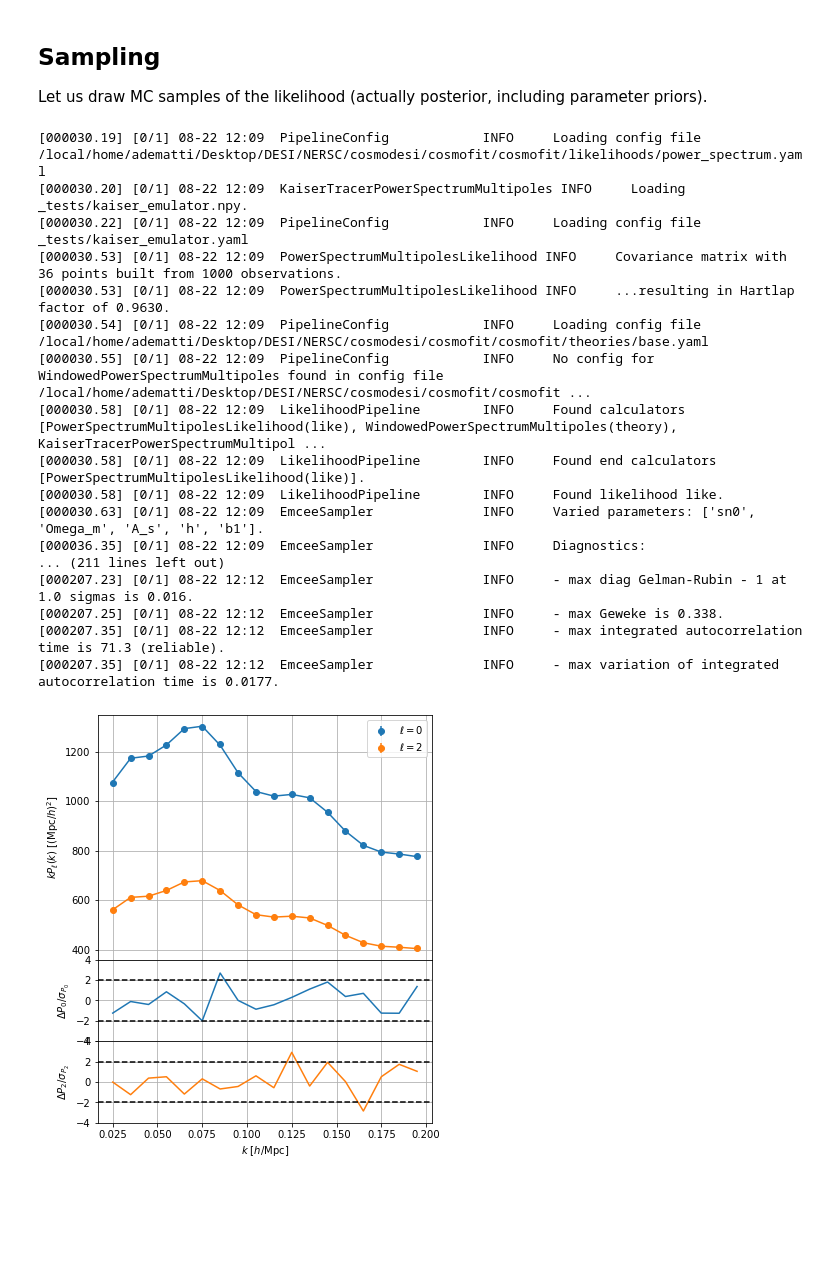
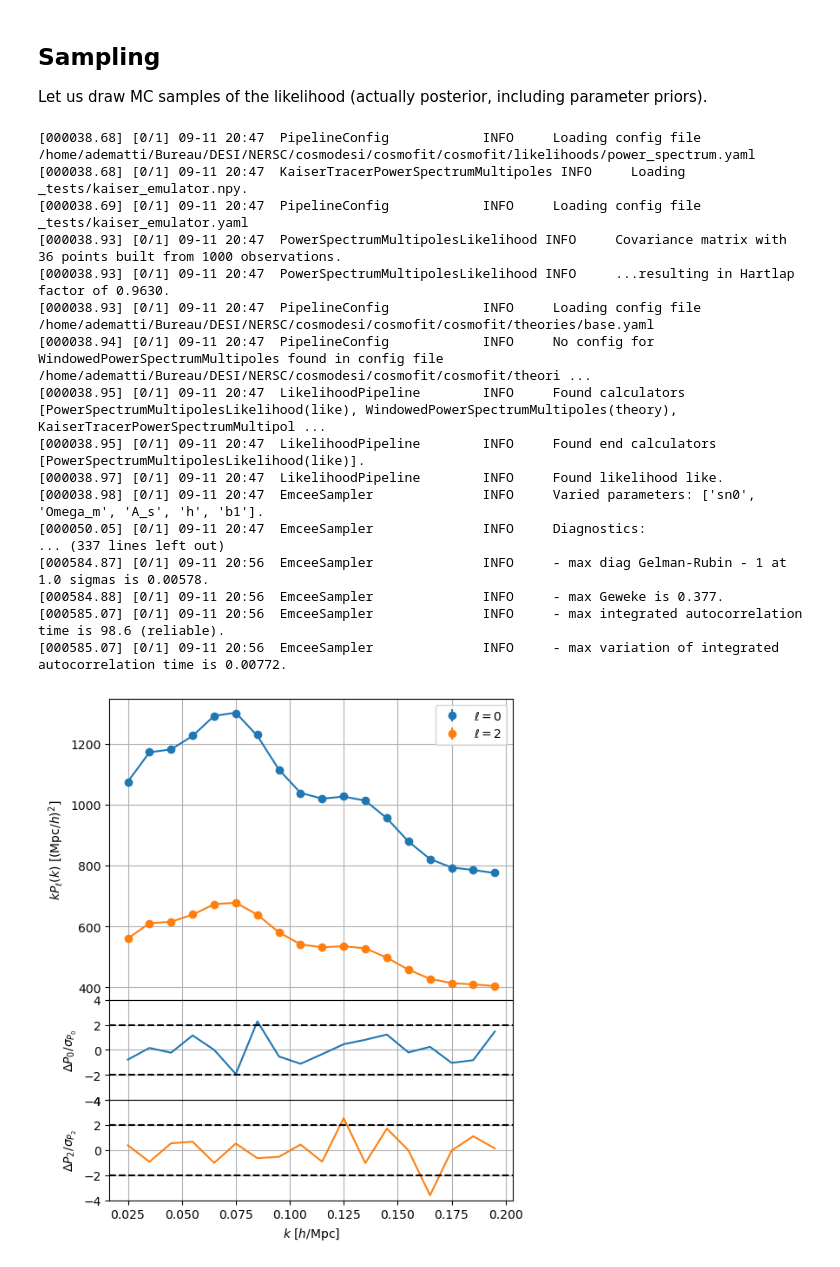
Before and after one commit to adematti/cosmofit, a Jupyter notebook: nb/fs_full_examples.ipynb, the cells around one changed output. Saved outputs shown, nothing was run; the diff lists cells and outputs as text; code cells hidden in the pictures; blank space fills up the shorter version.

```diff
--- a/nb/fs_full_examples.ipynb
+++ b/nb/fs_full_examples.ipynb
@@ -53,7 +53,7 @@ config['like'] = {'class': 'cosmofit.likelihoods.PowerSpectrumMultipolesLikeliho
 #  but there is also LPTTracerPowerSpectrumMultipoles based on Velocileptors
 config['tracer'] = {'class': 'cosmofit.theories.full_shape.KaiserTracerPowerSpectrumMultipoles',
                     'params': {'b1': {'ref': {'dist': 'uniform', 'limits': [1.95, 2.05]}}},
-                               'sn0': {'ref': {'dist': 'uniform', 'limits': [-50., 50.]}}}
+                               'sn0': {'ref': {'dist': 'uniform', 'limits': [-10., 10.]}}}
                    #'init': {'mu': 50}}  # only 50 mu (instead of 200) to speed up calculation in this notebook
 config['cosmo'] = {'class': 'cosmofit.theories.primordial_cosmology.Cosmoprimo'}
 config['param'] = {'class': 'cosmofit.theories.power_template.FullPowerSpectrumParameterization',
@@ -135,28 +143,29 @@ while not converged:
     sampler.run(niterations=500)
     converged = sampler.check(eigen_gr_stop=0.03)
 # %% [output]
-[000030.19] [0/1] 08-22 12:09  PipelineConfig            INFO     Loading config file /local/home/adematti/Desktop/DESI/NERSC/cosmodesi/cosmofit/cosmofit/likelihoods/power_spectrum.yaml
-[000030.20] [0/1] 08-22 12:09  KaiserTracerPowerSpectrumMultipoles INFO     Loading _tests/kaiser_emulator.npy.
-[000030.22] [0/1] 08-22 12:09  PipelineConfig            INFO     Loading config file _tests/kaiser_emulator.yaml
-[000030.53] [0/1] 08-22 12:09  PowerSpectrumMultipolesLikelihood INFO     Covariance matrix with 36 points built from 1000 observations.
-[000030.53] [0/1] 08-22 12:09  PowerSpectrumMultipolesLikelihood INFO     ...resulting in Hartlap factor of 0.9630.
-[000030.54] [0/1] 08-22 12:09  PipelineConfig            INFO     Loading config file /local/home/adematti/Desktop/DESI/NERSC/cosmodesi/cosmofit/cosmofit/theories/base.yaml
-[000030.55] [0/1] 08-22 12:09  PipelineConfig            INFO     No config for WindowedPowerSpectrumMultipoles found in config file /local/home/adematti/Desktop/DESI/NERSC/cosmodesi/cosmofit/cosmofit ...
-[000030.58] [0/1] 08-22 12:09  LikelihoodPipeline        INFO     Found calculators [PowerSpectrumMultipolesLikelihood(like), WindowedPowerSpectrumMultipoles(theory), KaiserTracerPowerSpectrumMultipol ...
-[000030.58] [0/1] 08-22 12:09  LikelihoodPipeline        INFO     Found end calculators [PowerSpectrumMultipolesLikelihood(like)].
-[000030.58] [0/1] 08-22 12:09  LikelihoodPipeline        INFO     Found likelihood like.
-[000030.63] [0/1] 08-22 12:09  EmceeSampler              INFO     Varied parameters: ['sn0', 'Omega_m', 'A_s', 'h', 'b1'].
-[000036.35] [0/1] 08-22 12:09  EmceeSampler              INFO     Diagnostics:
-... (211 lines left out)
-[000207.23] [0/1] 08-22 12:12  EmceeSampler              INFO     - max diag Gelman-Rubin - 1 at 1.0 sigmas is 0.016.
-[000207.25] [0/1] 08-22 12:12  EmceeSampler              INFO     - max Geweke is 0.338.
-[000207.35] [0/1] 08-22 12:12  EmceeSampler              INFO     - max integrated autocorrelation time is 71.3 (reliable).
-[000207.35] [0/1] 08-22 12:12  EmceeSampler              INFO     - max variation of integrated autocorrelation time is 0.0177.
+[000038.68] [0/1] 09-11 20:47  PipelineConfig            INFO     Loading config file /home/adematti/Bureau/DESI/NERSC/cosmodesi/cosmofit/cosmofit/likelihoods/power_spectrum.yaml
+[000038.68] [0/1] 09-11 20:47  KaiserTracerPowerSpectrumMultipoles INFO     Loading _tests/kaiser_emulator.npy.
+[000038.69] [0/1] 09-11 20:47  PipelineConfig            INFO     Loading config file _tests/kaiser_emulator.yaml
+[000038.93] [0/1] 09-11 20:47  PowerSpectrumMultipolesLikelihood INFO     Covariance matrix with 36 points built from 1000 observations.
+[000038.93] [0/1] 09-11 20:47  PowerSpectrumMultipolesLikelihood INFO     ...resulting in Hartlap factor of 0.9630.
+[000038.93] [0/1] 09-11 20:47  PipelineConfig            INFO     Loading config file /home/adematti/Bureau/DESI/NERSC/cosmodesi/cosmofit/cosmofit/theories/base.yaml
+[000038.94] [0/1] 09-11 20:47  PipelineConfig            INFO     No config for WindowedPowerSpectrumMultipoles found in config file /home/adematti/Bureau/DESI/NERSC/cosmodesi/cosmofit/cosmofit/theori ...
+[000038.95] [0/1] 09-11 20:47  LikelihoodPipeline        INFO     Found calculators [PowerSpectrumMultipolesLikelihood(like), WindowedPowerSpectrumMultipoles(theory), KaiserTracerPowerSpectrumMultipol ...
+[000038.95] [0/1] 09-11 20:47  LikelihoodPipeline        INFO     Found end calculators [PowerSpectrumMultipolesLikelihood(like)].
+[000038.97] [0/1] 09-11 20:47  LikelihoodPipeline        INFO     Found likelihood like.
+[000038.98] [0/1] 09-11 20:47  EmceeSampler              INFO     Varied parameters: ['sn0', 'Omega_m', 'A_s', 'h', 'b1'].
+[000050.05] [0/1] 09-11 20:47  EmceeSampler              INFO     Diagnostics:
+... (337 lines left out)
+[000584.87] [0/1] 09-11 20:56  EmceeSampler              INFO     - max diag Gelman-Rubin - 1 at 1.0 sigmas is 0.00578.
+[000584.88] [0/1] 09-11 20:56  EmceeSampler              INFO     - max Geweke is 0.377.
+[000585.07] [0/1] 09-11 20:56  EmceeSampler              INFO     - max integrated autocorrelation time is 98.6 (reliable).
+[000585.07] [0/1] 09-11 20:56  EmceeSampler              INFO     - max variation of integrated autocorrelation time is 0.00772.
 # %%
+likelihood.run(**sampler.chains[0].choice())
 likelihood.end_calculators[0].plot()
 plt.show()
 # %% [output]
-[figure, old version]
+[figure, new version]
 # %%
 chain = sampler.chains[0].remove_burnin(0.5)
 print(chain.to_stats(tablefmt='pretty'))
```
Also changed, not shown: parts of 4 cells of this notebook, 23 other files.
